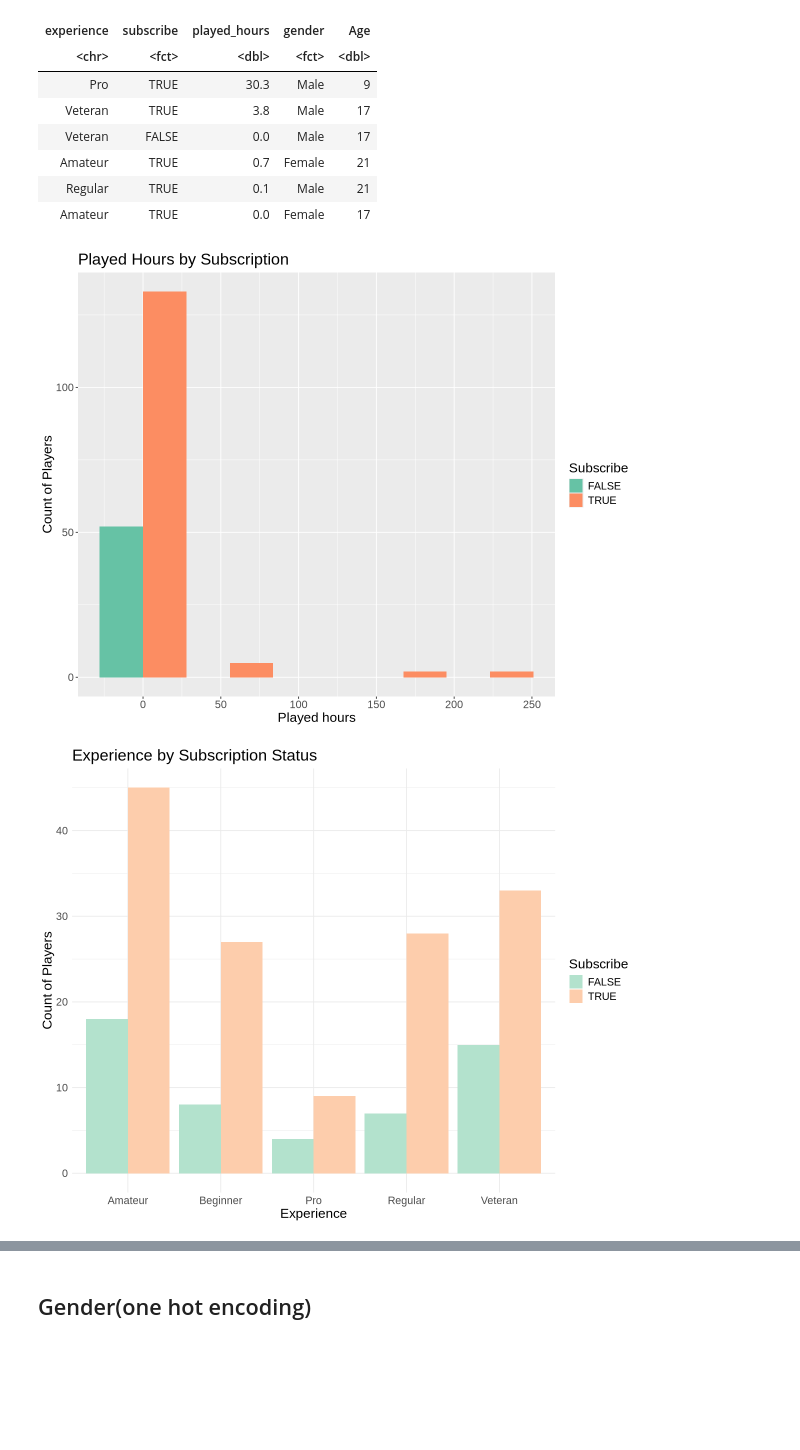
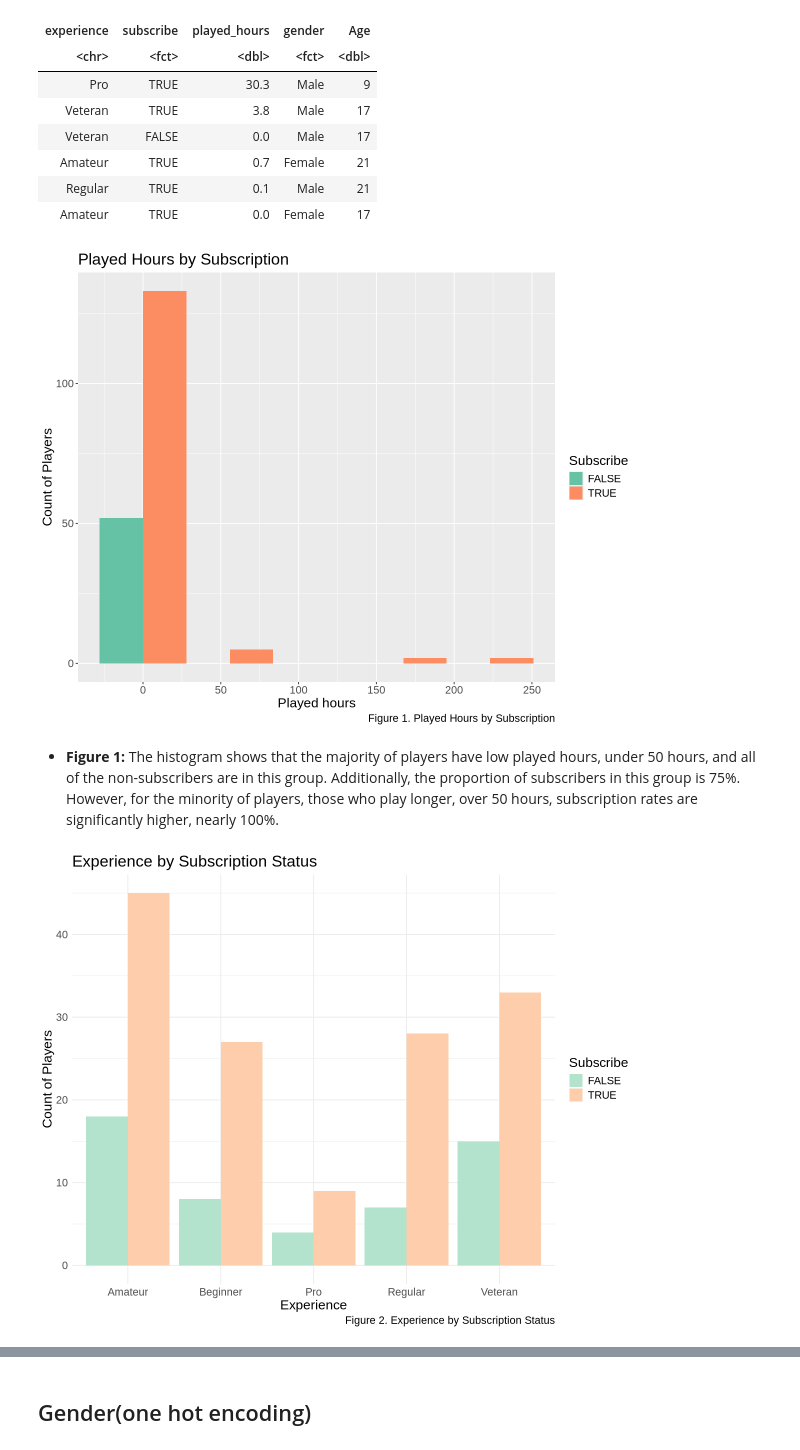
Before and after one commit to SusieFeng316/minecraft_project, a Jupyter notebook: Group.ipynb, the cells around one changed output, grey strips where cells are left out. Cells and saved outputs as stored; diff of their text form; code cells hidden in the pictures; blank space fills up the shorter version.

```diff
--- a/Group.ipynb
+++ b/Group.ipynb
@@ -143,16 +130,21 @@ options(repr.plot.width = 10, repr.plot.height = 8)
 ggplot(clean_players, aes(x = played_hours, fill = subscribe)) +
 geom_histogram(position = "dodge", bins=5) +
 labs(title = "Played Hours by Subscription",
-       x = "Played hours", y = "Count of Players", fill = "Subscribe") +
+       x = "Played hours", y = "Count of Players", fill = "Subscribe", caption = "Figure 1. Played Hours by Subscription") +
 theme(text = element_text(size=16)) + scale_fill_brewer(palette = 'Set2')
 # %% [output]
-[figure, old version]
+[figure, new version]
+# %% [markdown]
+- **Figure 1:**  The histogram shows that the majority of players have low
+played hours, under 50 hours, and all of the non-subscribers are in this group. Additionally, the proportion
+of subscribers in this group is 75%. However, for the minority of players, those who play longer,
+over 50 hours, subscription rates are significantly higher, nearly 100%.
 # %%
 options(repr.plot.width = 10, repr.plot.height = 8)
 ggplot(clean_players, aes(x = experience, fill = subscribe)) +
   geom_bar(position = "dodge") +
   labs(title = "Experience by Subscription Status",
-       x = "Experience", y = "Count of Players", fill = "Subscribe") +
+       x = "Experience", y = "Count of Players", fill = "Subscribe", caption = "Figure 2. Experience by Subscription Status") +
   theme_minimal() + theme(text = element_text(size=16)) + scale_fill_brewer(palette = 'Pastel2')
 # %% [output]
-[figure, old version]
+[figure, new version]
```
Also changed, not shown: parts of 22 cells of this notebook.
